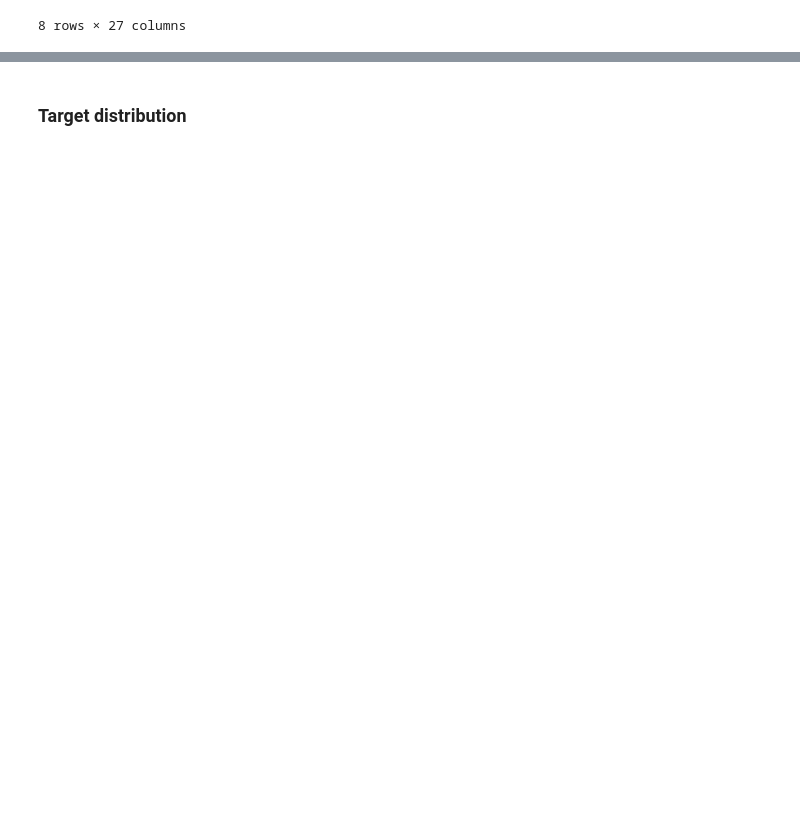
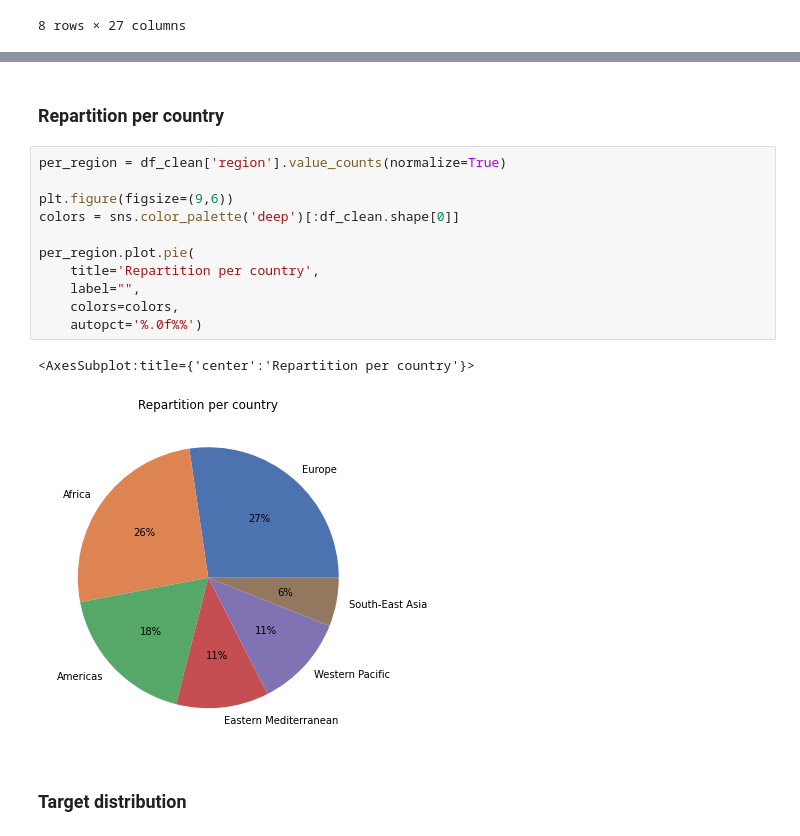
Before and after one commit to NanoClem/boston-housing-ML, a Jupyter notebook: eda_life_exp.ipynb, the cells around one changed output, grey strips where cells are left out. Saved outputs shown, nothing was run; the diff lists cells and outputs as text; blank space fills up the shorter version.

```diff
--- a/eda_life_exp.ipynb
+++ b/eda_life_exp.ipynb
@@ -204,2 +230,18 @@ df_clean.describe()
+# %% [markdown]
+### Repartition per country
+# %%
+per_region = df_clean['region'].value_counts(normalize=True)
+
+plt.figure(figsize=(9,6))
+colors = sns.color_palette('deep')[:df_clean.shape[0]]
+
+per_region.plot.pie(
+    title='Repartition per country',
+    label="",
+    colors=colors,
+    autopct='%.0f%%')
+# %% [output]
+<AxesSubplot:title={'center':'Repartition per country'}>
+[figure, added]
 # %% [markdown]
 ### Target distribution
```
Also changed, not shown: parts of 21 cells of this notebook.
